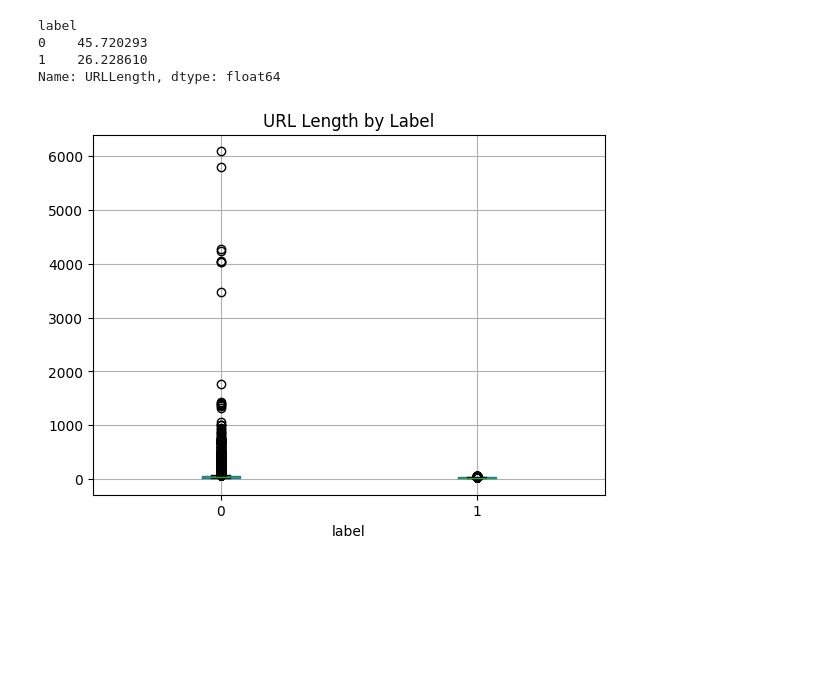
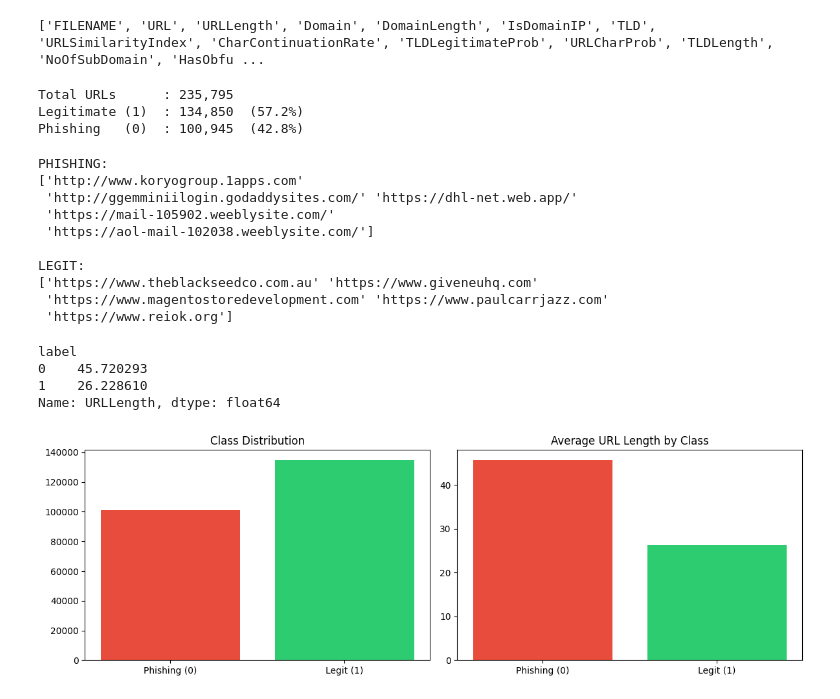
Before and after one commit to chustinecantal/Phishing-Detection-AI, a Jupyter notebook: notebooks/01_eda.ipynb, the cells around one changed output. Drawn from its saved outputs; the diff is of its cells as text; code cells hidden in the pictures; blank space fills up the shorter version.

```diff
--- a/notebooks/01_eda.ipynb
+++ b/notebooks/01_eda.ipynb
@@ -43 +64,41 @@ Name: proportion, dtype: float64
+# %%
+print(df.columns.tolist())
+# %% [output]
+['FILENAME', 'URL', 'URLLength', 'Domain', 'DomainLength', 'IsDomainIP', 'TLD', 'URLSimilarityIndex', 'CharContinuationRate', 'TLDLegitimateProb', 'URLCharProb', 'TLDLength', 'NoOfSubDomain', 'HasObfu ...
+# %%
+total = len(df)
+
+legit_count    = df[df['label'] == 1].shape[0]
+phishing_count = df[df['label'] == 0].shape[0]
+
+legit_pct    = (legit_count / total) * 100
+phishing_pct = (phishing_count / total) * 100
+
+print(f"Total URLs      : {total:,}")
+print(f"Legitimate (1)  : {legit_count:,}  ({legit_pct:.1f}%)")
+print(f"Phishing   (0)  : {phishing_count:,}  ({phishing_pct:.1f}%)")
+# %% [output]
+Total URLs      : 235,795
+Legitimate (1)  : 134,850  (57.2%)
+Phishing   (0)  : 100,945  (42.8%)
+# %%
+phishing = df[df['label'] == 0]['URL']
+legit    = df[df['label'] == 1]['URL']
+
+print("PHISHING:")
+print(phishing.sample(5).values)
+
+print("\nLEGIT:")
+print(legit.sample(5).values)
+# %% [output]
+PHISHING:
+['http://www.koryogroup.1apps.com'
+ 'http://ggemminiilogin.godaddysites.com/' 'https://dhl-net.web.app/'
+ 'https://mail-105902.weeblysite.com/'
+ 'https://aol-mail-102038.weeblysite.com/']
+
+LEGIT:
+['https://www.theblackseedco.com.au' 'https://www.giveneuhq.com'
+ 'https://www.magentostoredevelopment.com' 'https://www.paulcarrjazz.com'
+ 'https://www.reiok.org']
 # %%
@@ -47,10 +109,34 @@ label
 0    45.720293
 1    26.228610
 Name: URLLength, dtype: float64
-# %%
-df.boxplot(column='URLLength', by='label')
-plt.title("URL Length by Label")
-plt.suptitle("")
-plt.show()
-# %% [output]
-[figure, removed]
+# %%
+import matplotlib.pyplot as plt
+
+fig, axes = plt.subplots(1, 2, figsize=(12, 4))
+
+# map label numbers to names so it labels itself
+label_names = {0: 'Phishing (0)', 1: 'Legit (1)'}
+colors      = {0: '#e74c3c',      1: '#2ecc71'}
+
+# Class distribution
+counts = df['label'].value_counts().sort_index()
+axes[0].bar(
+    [label_names[i] for i in counts.index],
+    counts.values,
+    color=[colors[i] for i in counts.index]
+)
+axes[0].set_title('Class Distribution')
+
+# URL length by class
+url_means = df.groupby('label')['URLLength'].mean().sort_index()
+axes[1].bar(
+    [label_names[i] for i in url_means.index],
+    url_means.values,
+    color=[colors[i] for i in url_means.index]
+)
+axes[1].set_title('Average URL Length by Class')
+
+plt.tight_layout()
+plt.show()
+# %% [output]
+[figure, added]
```
Also changed, not shown: parts of 21 cells of this notebook.
